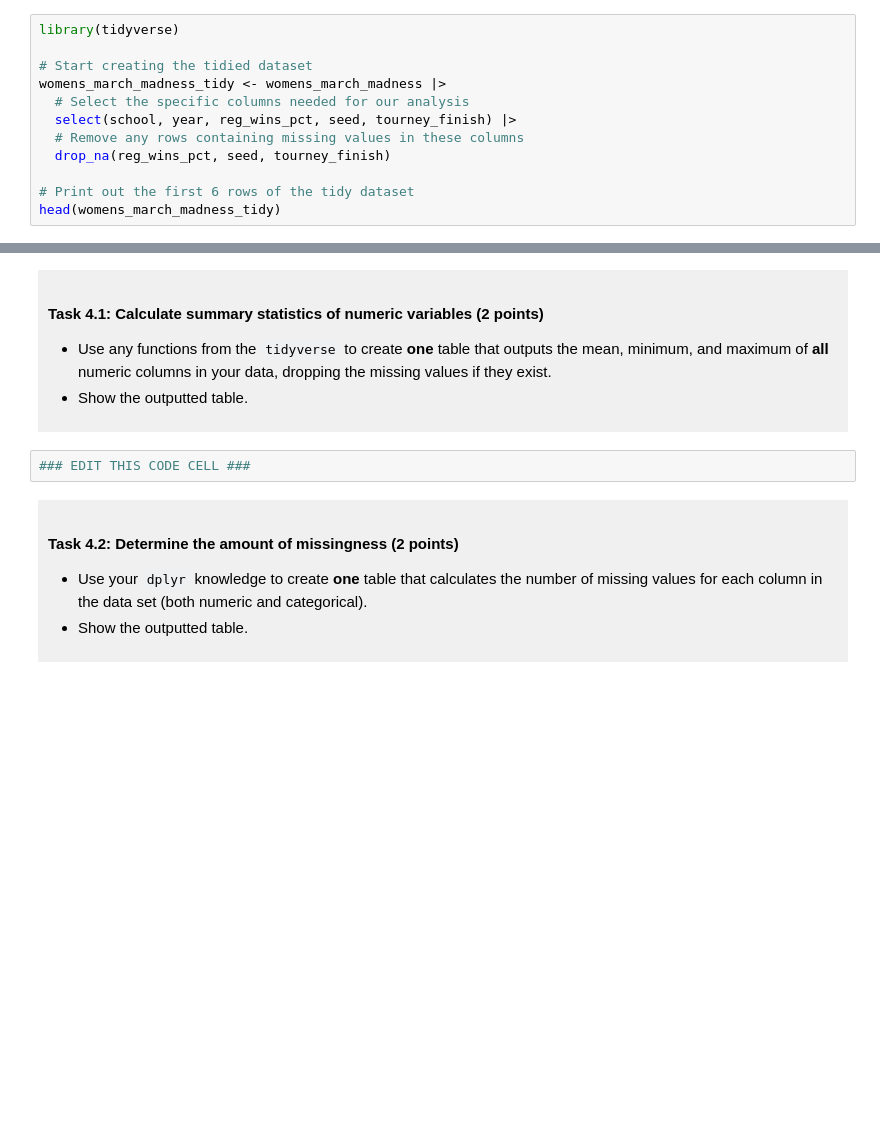
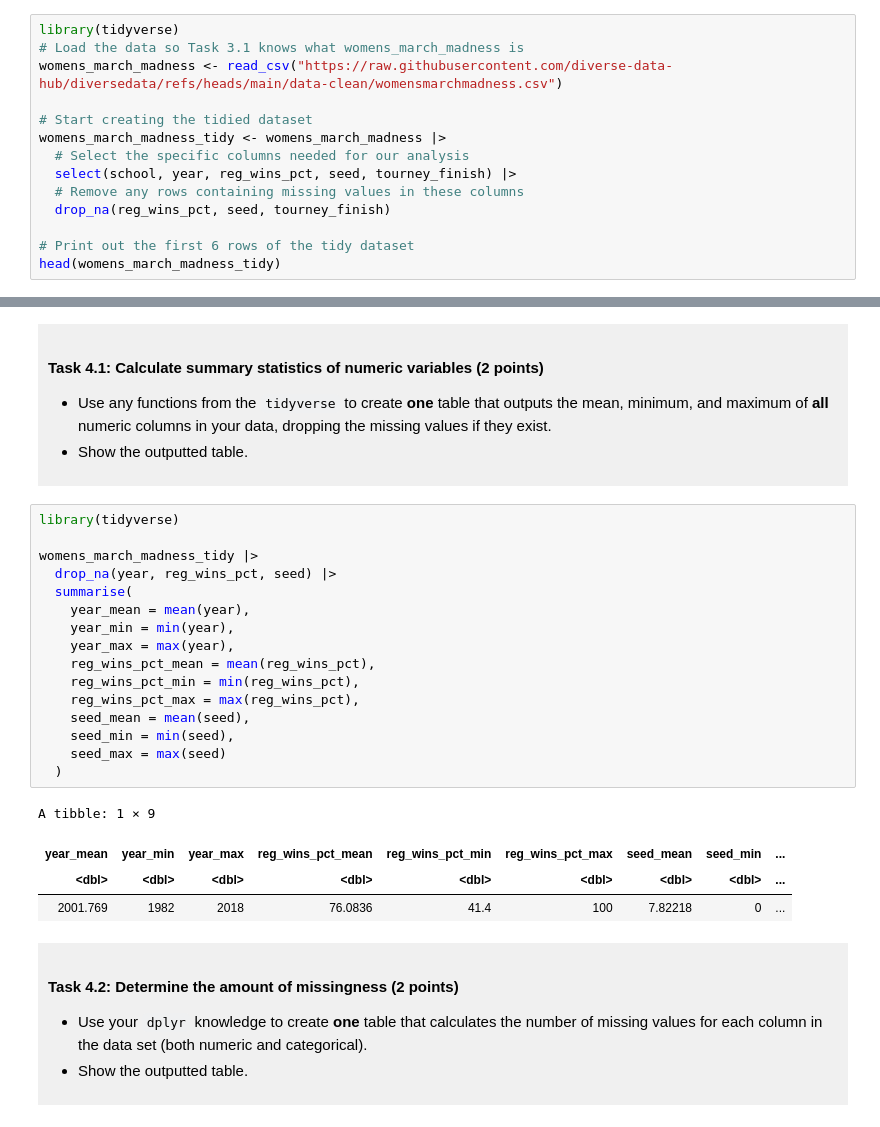
Before and after one commit to samdlcrz/dsci-100-project-samantha-delacruz, a Jupyter notebook: dsci-100-project-notebook.ipynb, the cells around one changed output, grey strips where cells are left out. Saved outputs shown, nothing was run; the diff lists cells and outputs as text; blank space fills up the shorter version.

Commit message:
task 4.3

```diff
--- a/dsci-100-project-notebook.ipynb
+++ b/dsci-100-project-notebook.ipynb
@@ -211,6 +211,8 @@ Produce a tidy data set that could be used to answer your research question usin
 </div>
 # %%
 library(tidyverse)
+# Load the data so Task 3.1 knows what womens_march_madness is
+womens_march_madness <- read_csv("https://raw.githubusercontent.com/diverse-data-hub/diversedata/refs/heads/main/data-clean/womensmarchmadness.csv")
 
 # Start creating the tidied dataset
 womens_march_madness_tidy <- womens_march_madness |>
@@ -259,7 +269,26 @@ You will refine your research question (if needed) and produce a tidy data set.
 
 </div>
 # %%
-### EDIT THIS CODE CELL ###
+library(tidyverse)
+
+womens_march_madness_tidy |>
+  drop_na(year, reg_wins_pct, seed) |>
+  summarise(
+    year_mean = mean(year),
+    year_min = min(year),
+    year_max = max(year),
+    reg_wins_pct_mean = mean(reg_wins_pct),
+    reg_wins_pct_min = min(reg_wins_pct),
+    reg_wins_pct_max = max(reg_wins_pct),
+    seed_mean = mean(seed),
+    seed_min = min(seed),
+    seed_max = max(seed)
+  )
+# %% [output]
+A tibble: 1 × 9
+| year_mean | year_min | year_max | reg_wins_pct_mean | reg_wins_pct_min | reg_wins_pct_max | seed_mean | seed_min | ... |
+| <dbl> | <dbl> | <dbl> | <dbl> | <dbl> | <dbl> | <dbl> | <dbl> | ... |
+| 2001.769 | 1982 | 2018 | 76.0836 | 41.4 | 100 | 7.82218 | 0 | ... |
 # %% [markdown]
 <div style="background-color: #f0f0f0; padding: 10px;">
 
```
Also changed, not shown: parts of 2 cells of this notebook.
